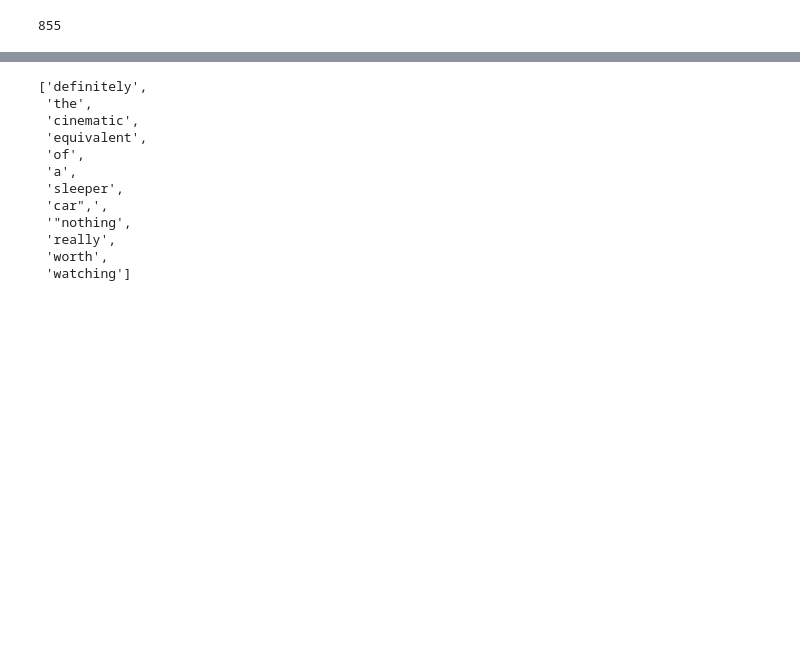
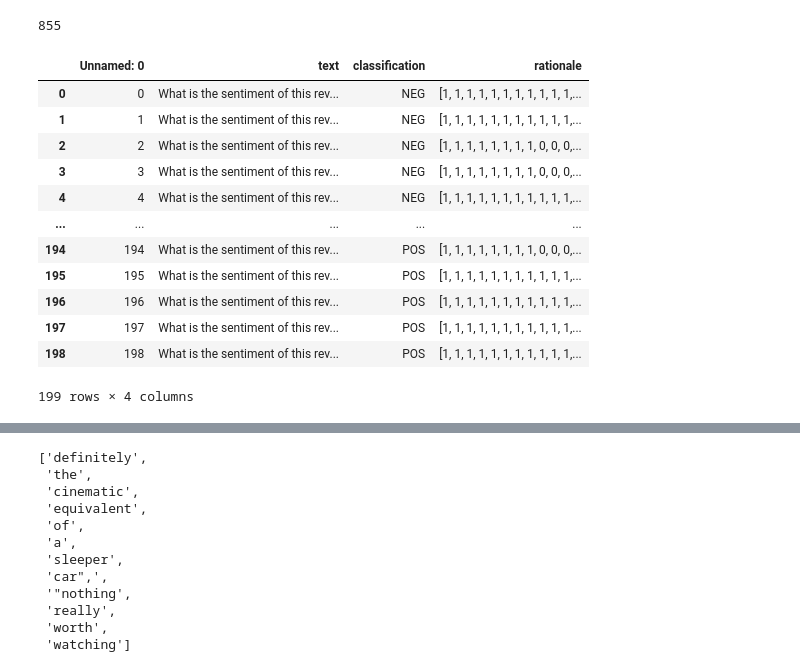
Before and after one commit to shaggyday/evaluating-human-rationales, a Jupyter notebook: data_processing.ipynb, the cells around one changed output, grey strips where cells are left out. Drawn from its saved outputs; the diff is of its cells as text; code cells hidden in the pictures; blank space fills up the shorter version.

```diff
--- a/data_processing.ipynb
+++ b/data_processing.ipynb
@@ -183,2 +183,19 @@ len(train_data_df['rationale'][0])
 val_data_df = to_data_df(val)
 val_data_df.to_csv(out_dir + val_f_suffix + '.csv')
+# %%
+t = pd.read_csv(out_dir + test_f_suffix + '.csv')
+t
+# %% [output]
+|  | Unnamed: 0 | text | classification | rationale |
+| 0 | 0 | What is the sentiment of this rev... | NEG | [1, 1, 1, 1, 1, 1, 1, 1, 1, 1, 1,... |
+| 1 | 1 | What is the sentiment of this rev... | NEG | [1, 1, 1, 1, 1, 1, 1, 1, 1, 1, 1,... |
+| 2 | 2 | What is the sentiment of this rev... | NEG | [1, 1, 1, 1, 1, 1, 1, 1, 0, 0, 0,... |
+| 3 | 3 | What is the sentiment of this rev... | NEG | [1, 1, 1, 1, 1, 1, 1, 1, 0, 0, 0,... |
+| 4 | 4 | What is the sentiment of this rev... | NEG | [1, 1, 1, 1, 1, 1, 1, 1, 1, 1, 1,... |
+| ... | ... | ... | ... | ... |
+| 194 | 194 | What is the sentiment of this rev... | POS | [1, 1, 1, 1, 1, 1, 1, 1, 0, 0, 0,... |
+| 195 | 195 | What is the sentiment of this rev... | POS | [1, 1, 1, 1, 1, 1, 1, 1, 1, 1, 1,... |
+| 196 | 196 | What is the sentiment of this rev... | POS | [1, 1, 1, 1, 1, 1, 1, 1, 1, 1, 1,... |
+| 197 | 197 | What is the sentiment of this rev... | POS | [1, 1, 1, 1, 1, 1, 1, 1, 1, 1, 1,... |
+| 198 | 198 | What is the sentiment of this rev... | POS | [1, 1, 1, 1, 1, 1, 1, 1, 1, 1, 1,... |
+199 rows × 4 columns
```
Also changed, not shown: parts of 3 cells of this notebook, 1 other file.
